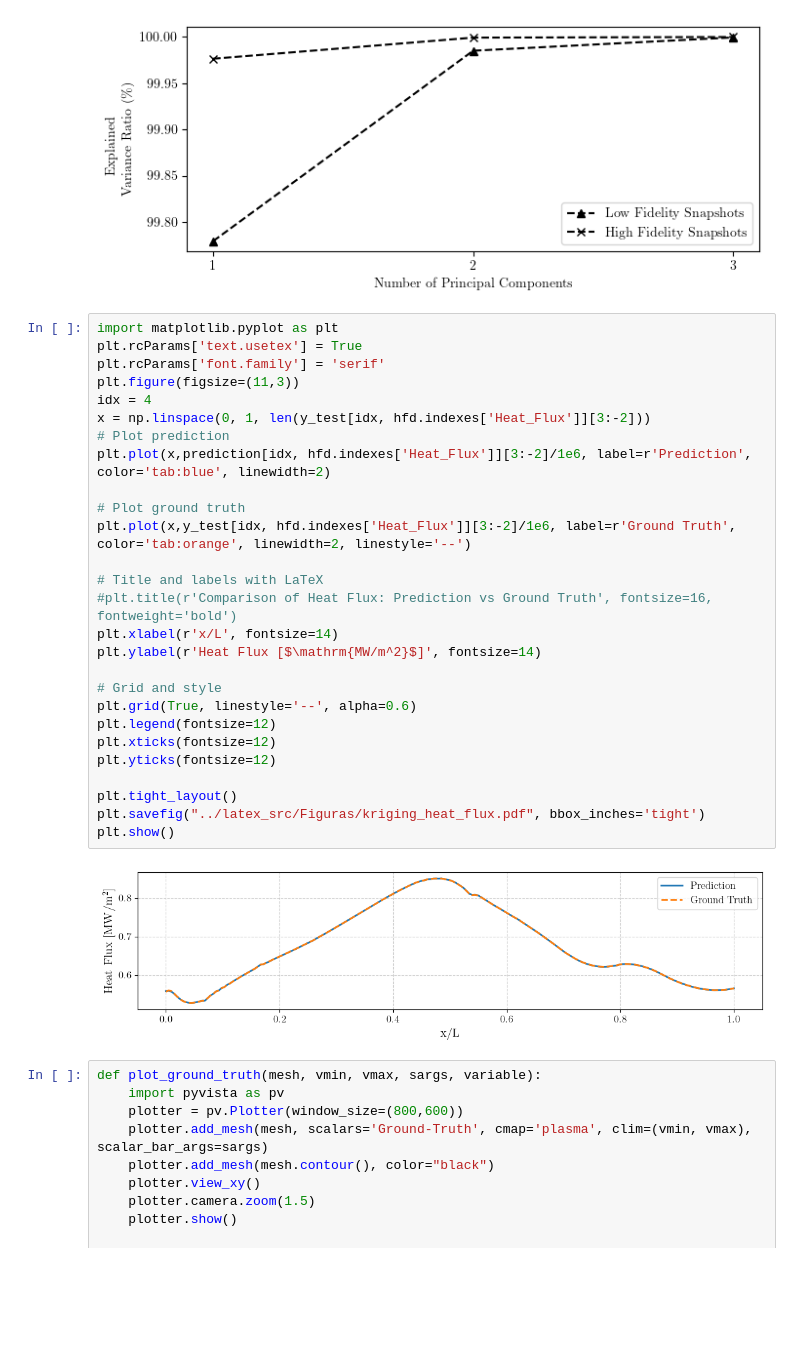
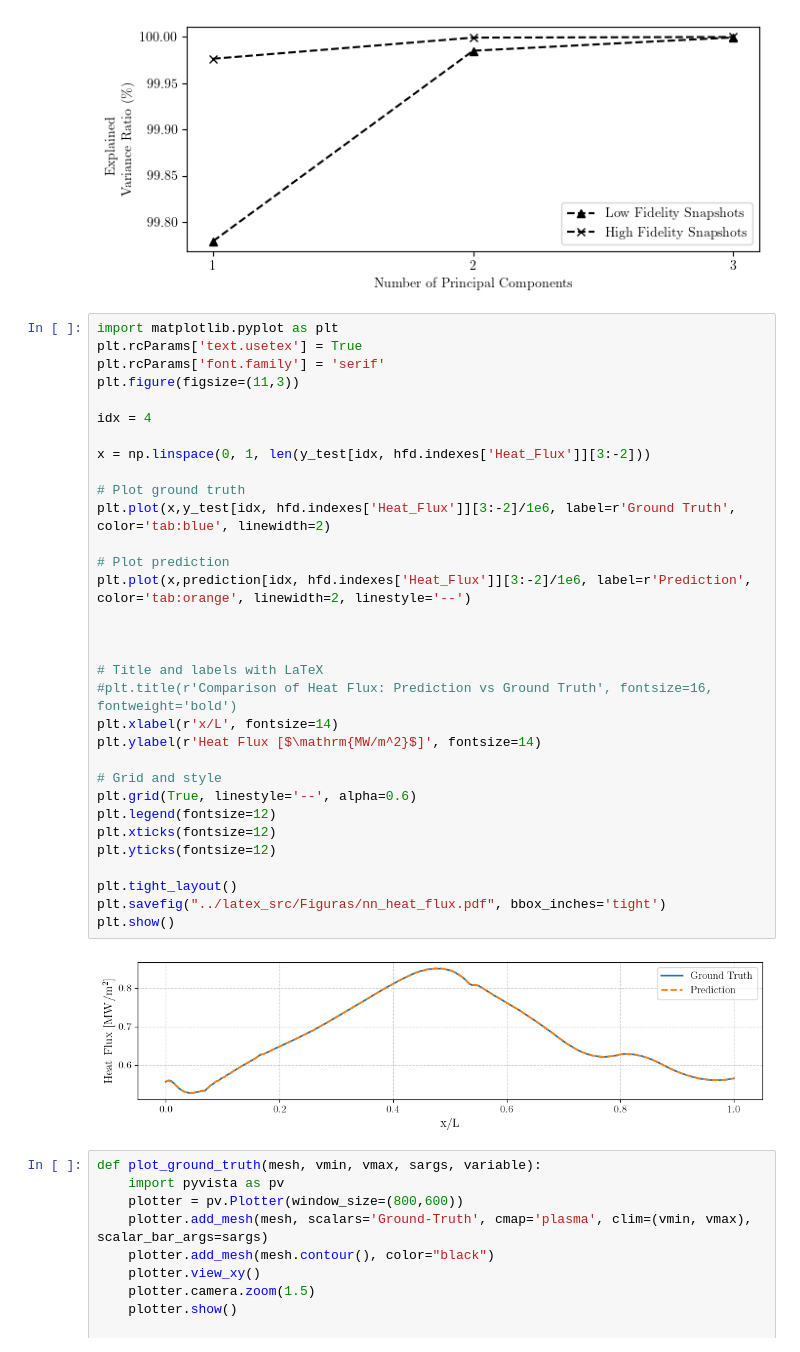
Before and after one commit to properallan/tg_aero, a Jupyter notebook: src/plot_gp.ipynb, the cells around one changed output. Saved outputs shown, nothing was run; the diff lists cells and outputs as text; blank space fills up the shorter version.

```diff
--- a/src/plot_gp.ipynb
+++ b/src/plot_gp.ipynb
@@ -70,32 +70,37 @@ ax.figure.savefig("../latex_src/Figuras/POD_energy.pdf")
 # %%
 import matplotlib.pyplot as plt
 plt.rcParams['text.usetex'] = True
 plt.rcParams['font.family'] = 'serif'
 plt.figure(figsize=(11,3))
+
 idx = 4
+
 x = np.linspace(0, 1, len(y_test[idx, hfd.indexes['Heat_Flux']][3:-2]))
-# Plot prediction
-plt.plot(x,prediction[idx, hfd.indexes['Heat_Flux']][3:-2]/1e6, label=r'Prediction', color='tab:blue', linewidth=2)
 
 # Plot ground truth
-plt.plot(x,y_test[idx, hfd.indexes['Heat_Flux']][3:-2]/1e6, label=r'Ground Truth', color='tab:orange', linewidth=2, linestyle='--')
+plt.plot(x,y_test[idx, hfd.indexes['Heat_Flux']][3:-2]/1e6, label=r'Ground Truth', color='tab:blue', linewidth=2)
+
+# Plot prediction
+plt.plot(x,prediction[idx, hfd.indexes['Heat_Flux']][3:-2]/1e6, label=r'Prediction', color='tab:orange', linewidth=2, linestyle='--')
+
+
 
 # Title and labels with LaTeX
 #plt.title(r'Comparison of Heat Flux: Prediction vs Ground Truth', fontsize=16, fontweight='bold')
 plt.xlabel(r'x/L', fontsize=14)
 plt.ylabel(r'Heat Flux [$\mathrm{MW/m^2}$]', fontsize=14)
 
 # Grid and style
 plt.grid(True, linestyle='--', alpha=0.6)
 plt.legend(fontsize=12)
 plt.xticks(fontsize=12)
 plt.yticks(fontsize=12)
 
 plt.tight_layout()
-plt.savefig("../latex_src/Figuras/kriging_heat_flux.pdf", bbox_inches='tight')
+plt.savefig("../latex_src/Figuras/nn_heat_flux.pdf", bbox_inches='tight')
 plt.show()
 # %% [output]
-[figure, old version]
+[figure, new version]
 # %%
 def plot_ground_truth(mesh, vmin, vmax, sargs, variable):
     import pyvista as pv
```
Also changed, not shown: 42 other files.
